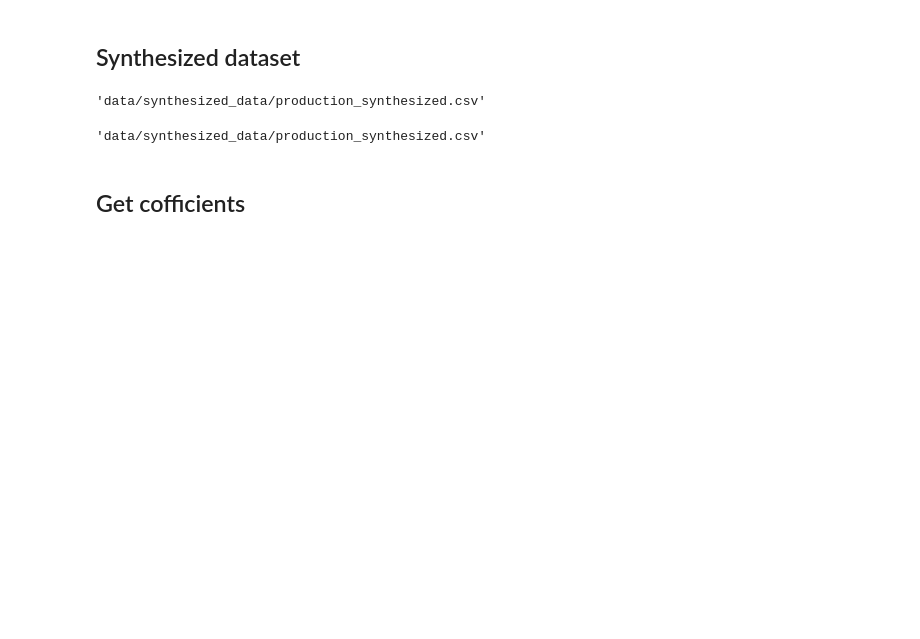
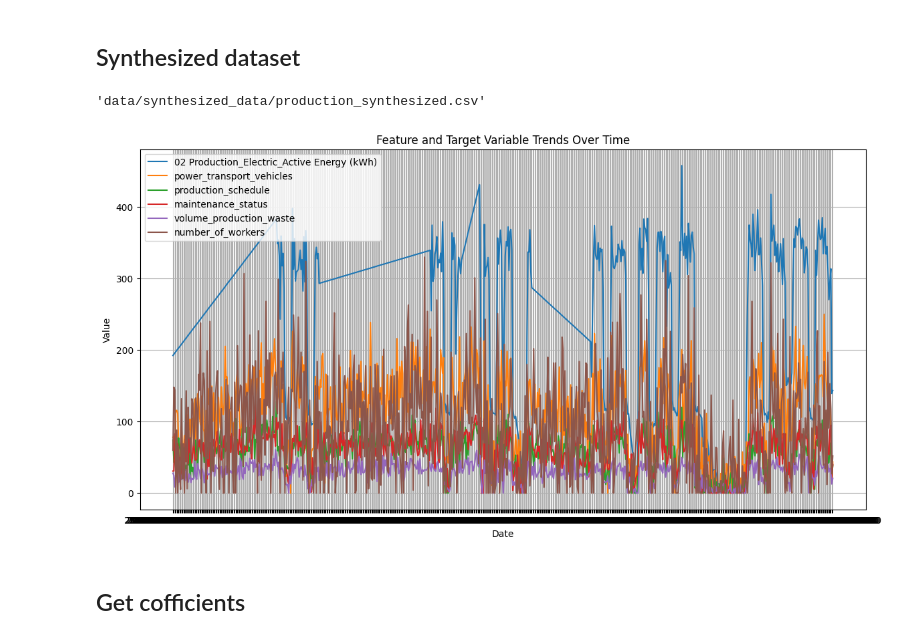
Before and after one commit to johanbarreiro/energy_consumption_optimizer, a Jupyter notebook: equation_modeling/production_modeling.ipynb, the cells around one changed output. Saved outputs shown, nothing was run; the diff lists cells and outputs as text; code cells hidden in the pictures; blank space fills up the shorter version.

```diff
--- a/equation_modeling/production_modeling.ipynb
+++ b/equation_modeling/production_modeling.ipynb
@@ -134,13 +149,16 @@ np.random.seed(42)
 max_energy = df['02 Production_Electric_Active Energy (kWh)'].max()
 scale_factor = df['02 Production_Electric_Active Energy (kWh)'] / max_energy
 
+# Define a controlled noise level relative to the scale of each feature
+noise_level = 0.15  # Noise level as a percentage of feature's max value
+
 # Generating data within the defined boundaries
 data = {
-    'power_transport_vehicles': np.random.uniform(0, 200, n_samples) * scale_factor,
-    'production_schedule': np.round(np.random.uniform(0, 100, n_samples) * scale_factor),
-    'maintenance_status': np.random.uniform(0, 100, n_samples),
-    'volume_production_waste': np.random.uniform(0, 50, n_samples) * scale_factor,
-    'number_of_workers': np.round(np.random.uniform(0, 500, n_samples) * scale_factor)
+    'power_transport_vehicles': np.maximum(0, 200 * scale_factor + np.random.normal(0, 200 * noise_level, n_samples)),
+    'production_schedule': np.maximum(0, np.round(100 * scale_factor + np.random.normal(0, 100 * noise_level, n_samples))),
+    'maintenance_status': np.maximum(0, 100 * scale_factor + np.random.normal(0, 100 * noise_level, n_samples)),
+    'volume_production_waste': np.maximum(0, 50 * scale_factor + np.random.normal(0, 50 * noise_level, n_samples)),
+    'number_of_workers': np.maximum(0, np.round(150 * scale_factor + np.random.normal(0, 500 * noise_level, n_samples)))
 }
 
 df_simulated = pd.DataFrame(data)
@@ -152,41 +170,32 @@ df_simulated.to_csv(output_path, index=False)
 output_path
 # %% [output]
 'data/synthesized_data/production_synthesized.csv'
-# %%
-import pandas as pd
-import numpy as np
-
-# Number of samples is equal to the number of entries in the consumption data
-n_samples = len(production_target)
-
-# Initialize the random seed for reproducibility
-np.random.seed(42)
-
-# Define dynamic ranges based on energy consumption percentiles
-max_energy = df['02 Production_Electric_Active Energy (kWh)'].max()
-scale_factor = df['02 Production_Electric_Active Energy (kWh)'] / max_energy
-
-# Define a controlled noise level relative to the scale of each feature
-noise_level = 0.05  # Noise level as a percentage of feature's max value
-
-# Generating data based on deterministic transformations with added controlled noise
-data = {
-    'power_transport_vehicles': 200 * scale_factor + np.random.normal(0, 200 * noise_level, n_samples),
-    'production_schedule': np.round(100 * scale_factor + np.random.normal(0, 100 * noise_level, n_samples)),
-    'maintenance_status': 100 * scale_factor + np.random.normal(0, 100 * noise_level, n_samples),
-    'volume_production_waste': 50 * scale_factor + np.random.normal(0, 50 * noise_level, n_samples),
-    'number_of_workers': np.round(500 * scale_factor + np.random.normal(0, 500 * noise_level, n_samples))
-}
-
-df_simulated = pd.DataFrame(data)
-
-# Save the generated data to a new CSV
-output_path = 'data/synthesized_data/production_synthesized.csv'
-df_simulated.to_csv(output_path, index=False)
-
-output_path
-# %% [output]
-'data/synthesized_data/production_synthesized.csv'
+# %%
+import matplotlib.pyplot as plt
+
+# Combine target and features into one DataFrame
+df_combined = pd.concat([df['Time'], df['02 Production_Electric_Active Energy (kWh)'], df_simulated], axis=1)
+df_combined.set_index('Time', inplace=True)
+
+# Define the time period you want to plot
+start_date = '2023-06-01'
+end_date = '2023-06-30'
+
+# Slice the DataFrame to the desired period
+df_period = df_combined.loc[start_date:end_date]
+
+# Plotting
+plt.figure(figsize=(14, 7))
+for column in df_period.columns:
+    plt.plot(df_period.index, df_period[column], label=column)
+plt.legend()
+plt.title('Feature and Target Variable Trends Over Time')
+plt.xlabel('Date')
+plt.ylabel('Value')
+plt.grid(True)
+plt.show()
+# %% [output]
+[figure, added]
 # %% [markdown]
 ## Get cofficients
 # %%
```
Also changed, not shown: parts of 5 cells of this notebook, 11 other files.
